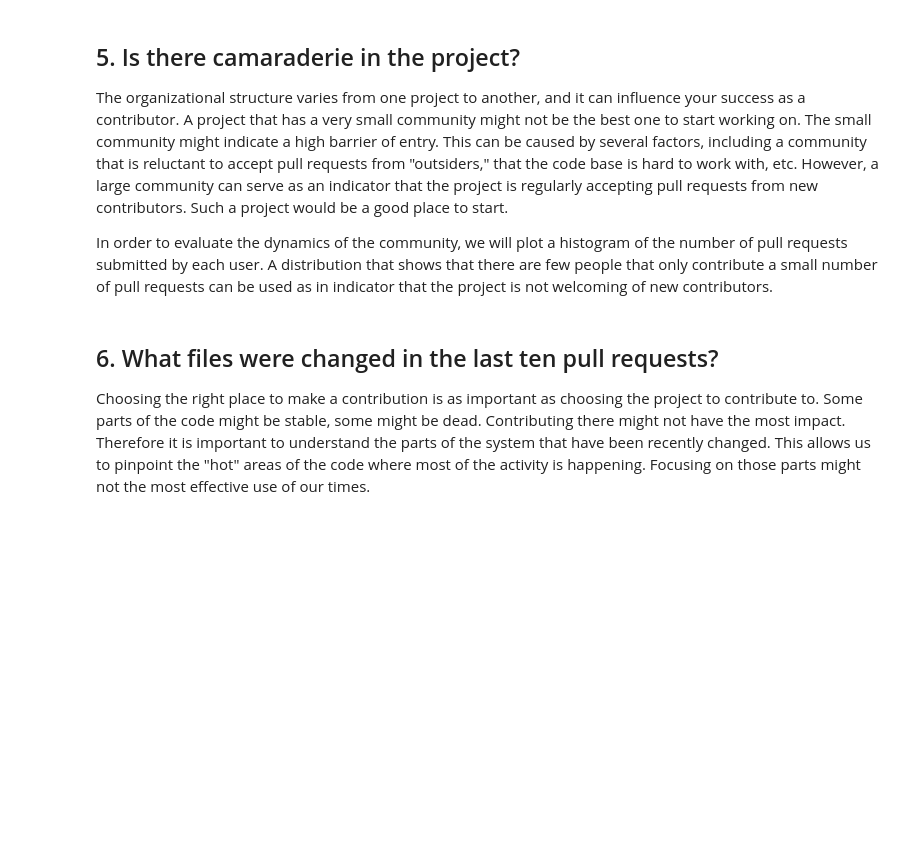
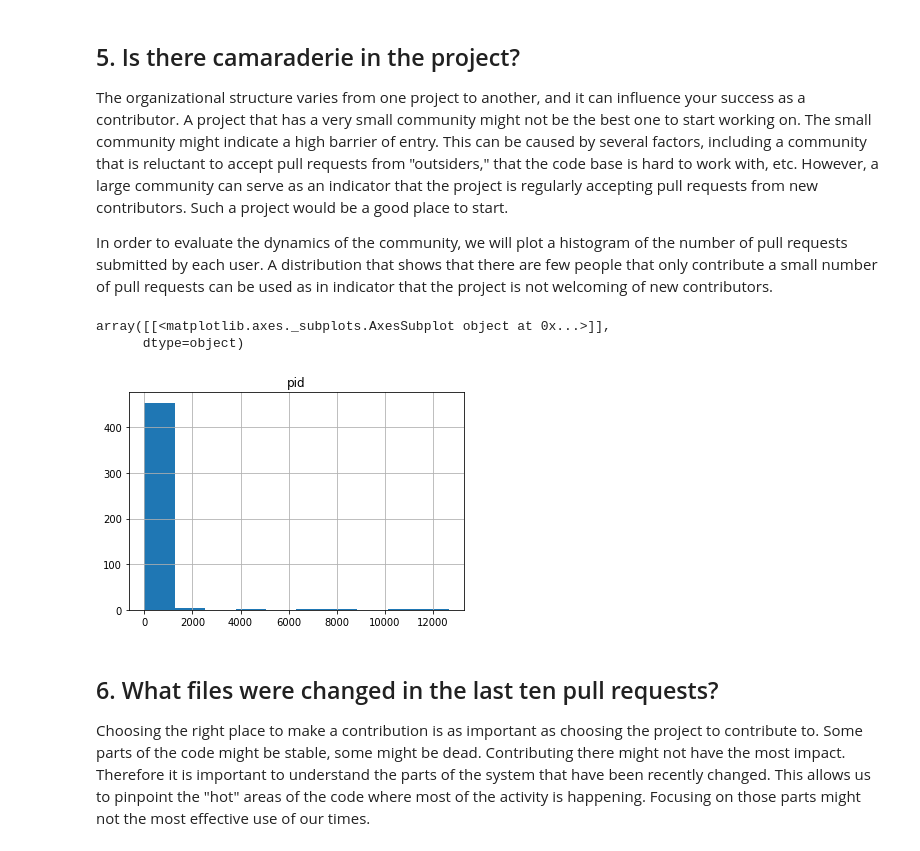
Before and after one commit to Chetoff1228/DC_Python, a Jupyter notebook: GithubHistory/notebook.ipynb, the cells around one changed output. Drawn from its saved outputs; the diff is of its cells as text; code cells hidden in the pictures; blank space fills up the shorter version.

```diff
--- a/GithubHistory/notebook.ipynb
+++ b/GithubHistory/notebook.ipynb
@@ -64,12 +110,17 @@ counts.plot(kind='bar', figsize = (12,4))
 # %%
 # Required for matplotlib
 %matplotlib inline
 
 # Group by the submitter
-by_user = ...
+by_user = data.groupby('user').agg({'pid': 'count'})
 
 # Plot the histogram
+by_user.hist()
 # ... YOUR CODE FOR TASK 5 ...
+# %% [output]
+array([[<matplotlib.axes._subplots.AxesSubplot object at 0x...>]],
+      dtype=object)
+[figure, added]
 # %% [markdown]
 ## 6. What files were changed in the last ten pull requests?
 <p>Choosing the right place to make a contribution is as important as choosing the project to contribute to. Some parts of the code might be stable, some might be dead. Contributing there might not have the most impact. Therefore it is important to understand the parts of the system that have been recently changed. This allows us to pinpoint the "hot" areas of the code where most of the activity is happening. Focusing on those parts might not the most effective use of our times.</p>
```
Also changed, not shown: parts of 8 cells of this notebook, 1 other file.
